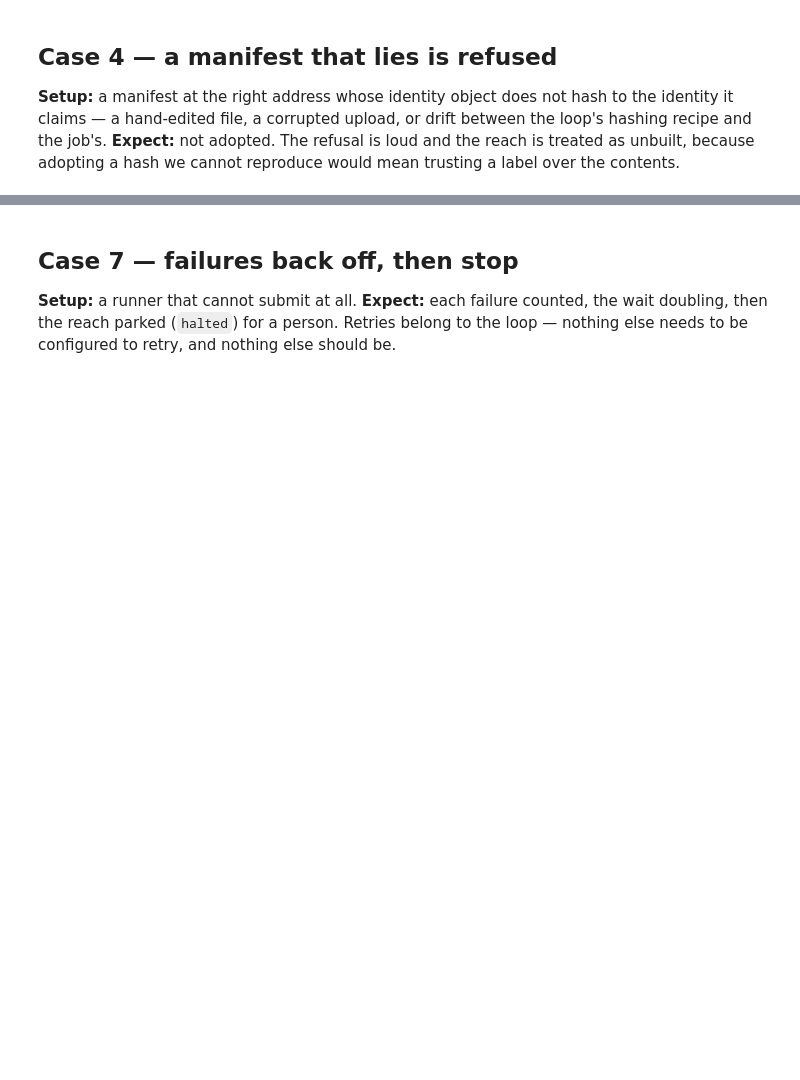
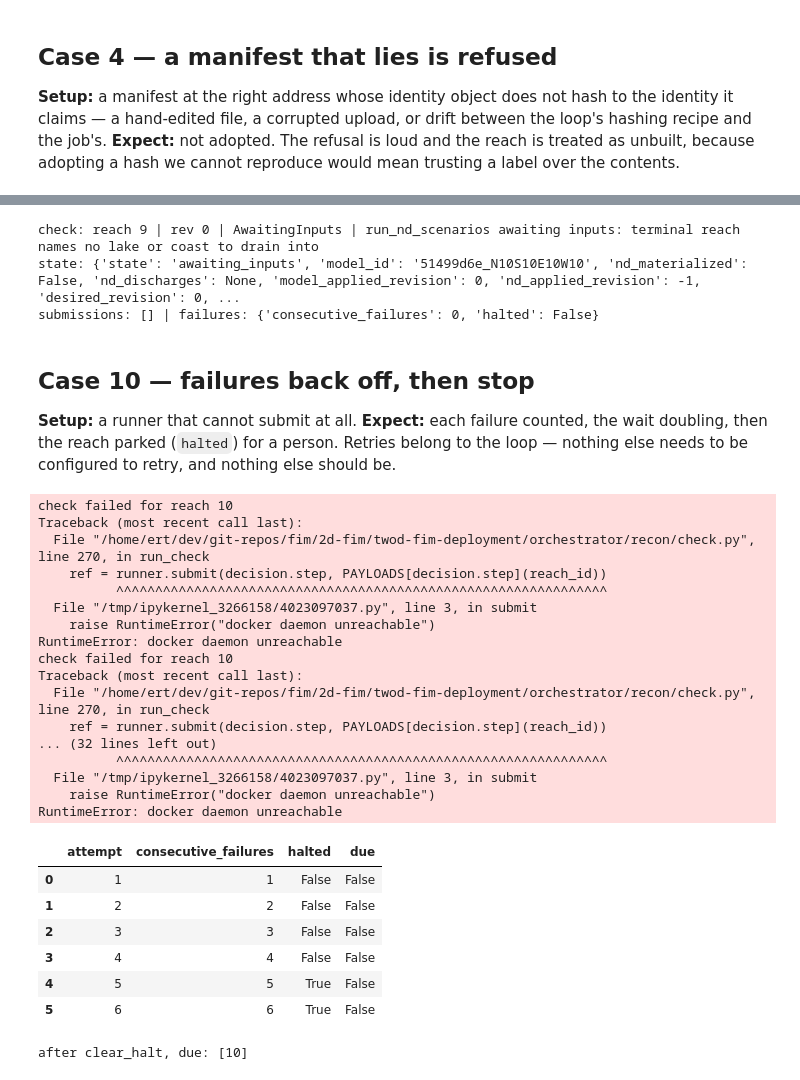
Before and after one commit to NGWPC/twod-fim-deployment, a Jupyter notebook: orchestrator/notebooks/02_cases.ipynb, the cells around one changed output, grey strips where cells are left out. Cells and saved outputs as stored; diff of their text form; code cells hidden in the pictures; blank space fills up the shorter version.

Commit message:
Integrate `run_nd_scenarios` job

```diff
--- a/orchestrator/notebooks/02_cases.ipynb
+++ b/orchestrator/notebooks/02_cases.ipynb
@@ -207,0 +366,12 @@ print("state:          ", state_of(6))
+# %%
+runner = reset(8)
+put_everything(8)
+check.run_check(8, runner)
+print("before:", state_of(8))
+
+with db.connect() as conn:
+    conn.execute("UPDATE desired_state_defaults SET solver_version = '8.2.0'")
+
+print("after: ", check.run_check(8, runner))
+print("state: ", state_of(8), "  <- model still proved, nd is not")
+print("submitted:", runner.submitted)
@@ -208,5 +393,17 @@ print("state:          ", state_of(6))
+# %%
+runner = reset(9, water_body=False)
+put_model(9)
+
+print("check:", check.run_check(9, runner))
+print("state:", state_of(9))
+print("submissions:", runner.submitted, "| failures:",
+      db.one("SELECT consecutive_failures, halted FROM reach_processing WHERE reach_id = 9"))
+# %% [output]
+check: reach 9 | rev 0 | AwaitingInputs | run_nd_scenarios awaiting inputs: terminal reach names no lake or coast to drain into
+state: {'state': 'awaiting_inputs', 'model_id': '51499d6e_N10S10E10W10', 'nd_materialized': False, 'nd_discharges': None, 'model_applied_revision': 0, 'nd_applied_revision': -1, 'desired_revision': 0, ...
+submissions: [] | failures: {'consecutive_failures': 0, 'halted': False}
 # %% [markdown]
-## Case 7 — failures back off, then stop
+## Case 10 — failures back off, then stop
 
 **Setup:** a runner that cannot submit at all.
 **Expect:** each failure counted, the wait doubling, then the reach parked
@@ -215,20 +412,46 @@ be configured to retry, and nothing else should be.
 # %%
 class BrokenRunner(StandInRunner):
     def submit(self, job, payload):
         raise RuntimeError("docker daemon unreachable")
 
-reset(7)
+reset(10)
 broken = BrokenRunner()
 rows = []
 for attempt in range(6):
-    check.run_check(7, broken)
-    row = db.one("SELECT consecutive_failures, halted FROM reach_processing WHERE reach_id = 7")
+    check.run_check(10, broken)
+    row = db.one("SELECT consecutive_failures, halted FROM reach_processing WHERE reach_id = 10")
     rows.append({"attempt": attempt + 1, **row,
-                 "due": any(r["reach_id"] == 7 for r in queue.due_reaches())})
+                 "due": any(r["reach_id"] == 10 for r in queue.due_reaches())})
     with db.connect() as conn:   # skip the wait so the case finishes quickly
-        conn.execute("UPDATE reach_processing SET next_retry_at = NULL WHERE reach_id = 7")
+        conn.execute("UPDATE reach_processing SET next_retry_at = NULL WHERE reach_id = 10")
 
 display(pd.DataFrame(rows))
-processing.clear_halt(7)
-print("after clear_halt, due again:", any(r["reach_id"] == 7 for r in queue.due_reaches()))
+processing.clear_halt(10)
+print("after clear_halt, due:", [r["reach_id"] for r in queue.due_reaches()])
+# %% [output]
+check failed for reach 10
+Traceback (most recent call last):
+  File "/home/ert/dev/git-repos/fim/2d-fim/twod-fim-deployment/orchestrator/recon/check.py", line 270, in run_check
+    ref = runner.submit(decision.step, PAYLOADS[decision.step](reach_id))
+          ^^^^^^^^^^^^^^^^^^^^^^^^^^^^^^^^^^^^^^^^^^^^^^^^^^^^^^^^^^^^^^^
+  File "/tmp/ipykernel_3266158/4023097037.py", line 3, in submit
+    raise RuntimeError("docker daemon unreachable")
+RuntimeError: docker daemon unreachable
+check failed for reach 10
+Traceback (most recent call last):
+  File "/home/ert/dev/git-repos/fim/2d-fim/twod-fim-deployment/orchestrator/recon/check.py", line 270, in run_check
+    ref = runner.submit(decision.step, PAYLOADS[decision.step](reach_id))
+... (32 lines left out)
+          ^^^^^^^^^^^^^^^^^^^^^^^^^^^^^^^^^^^^^^^^^^^^^^^^^^^^^^^^^^^^^^^
+  File "/tmp/ipykernel_3266158/4023097037.py", line 3, in submit
+    raise RuntimeError("docker daemon unreachable")
+RuntimeError: docker daemon unreachable
+|  | attempt | consecutive_failures | halted | due |
+| 0 | 1 | 1 | False | False |
+| 1 | 2 | 2 | False | False |
+| 2 | 3 | 3 | False | False |
+| 3 | 4 | 4 | False | False |
+| 4 | 5 | 5 | True | False |
+| 5 | 6 | 6 | True | False |
+after clear_halt, due: [10]
 # %% [markdown]
```
Also changed, not shown: parts of 23 cells of this notebook, 16 other files.
